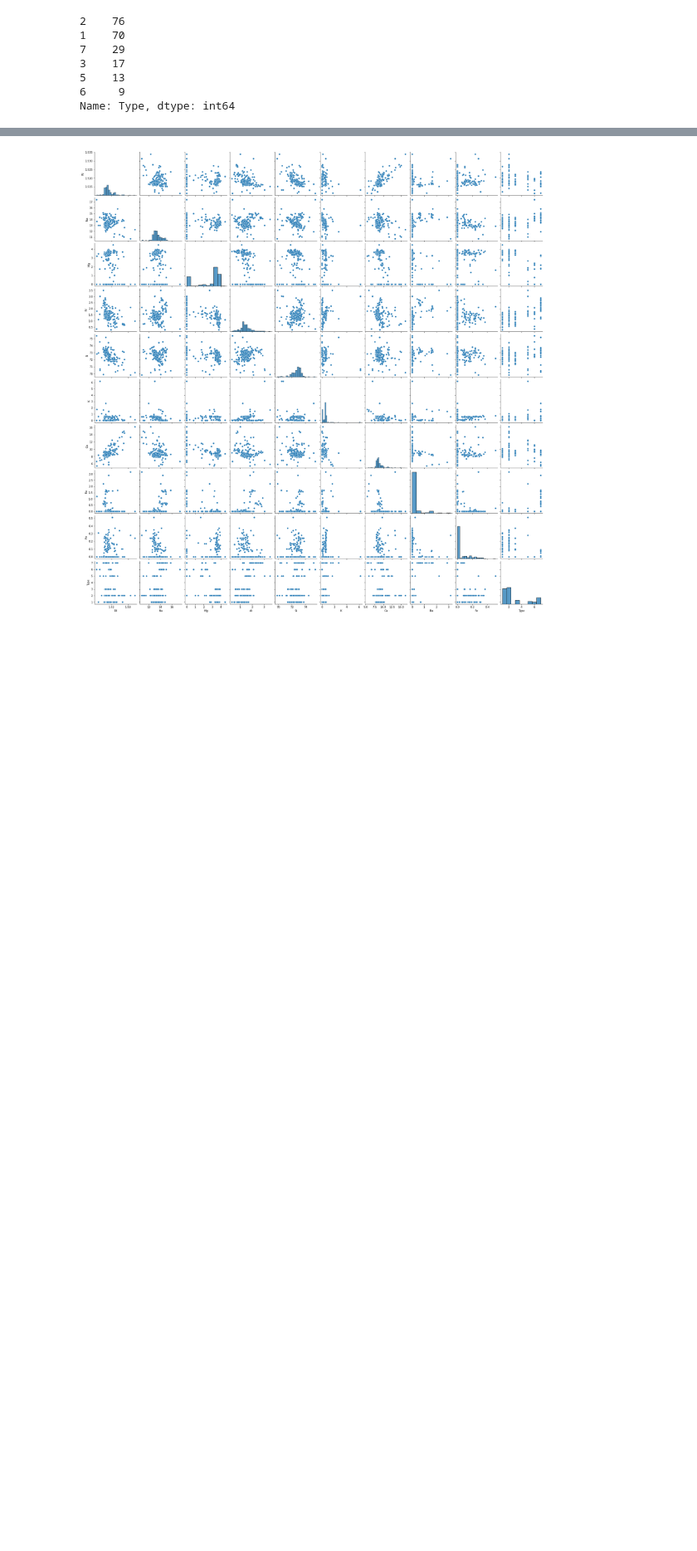
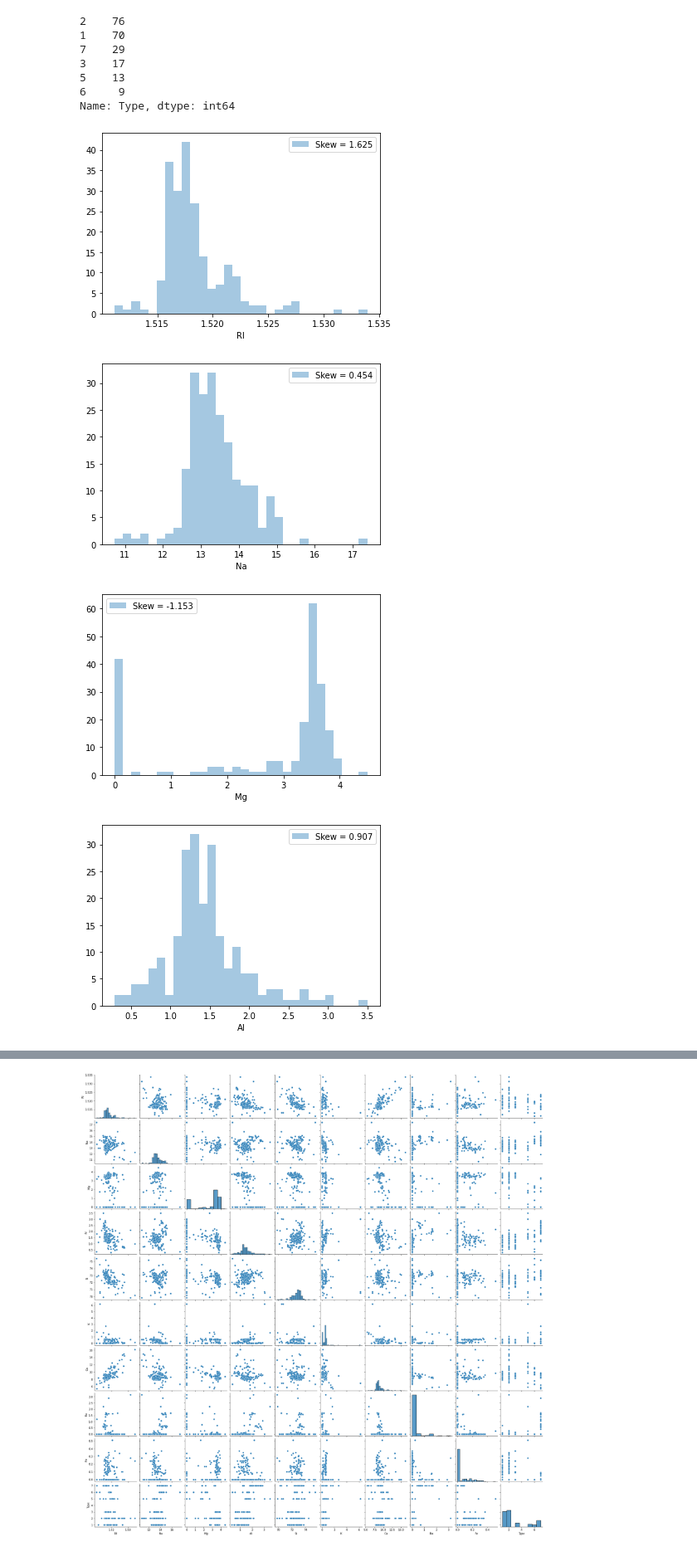
Before and after one commit to SamadSultan/12-KNN, a Jupyter notebook: glass.ipynb, the cells around one changed output, grey strips where cells are left out. Shown at 83% size. Drawn from its saved outputs; the diff is of its cells as text; code cells hidden in the pictures; blank space fills up the shorter version.

```diff
--- a/glass.ipynb
+++ b/glass.ipynb
@@ -68,3 +72,15 @@ data.Type.value_counts()
 5    13
 6     9
 Name: Type, dtype: int64
+# %%
+features = data.columns[:-1].tolist()
+for feat in features:
+    skew = data[feat].skew()
+    sns.distplot(data[feat], kde= False, label='Skew = %.3f' %(skew), bins=30)
+    plt.legend(loc='best')
+    plt.show()
+# %% [output]
+[figure, added]
+[figure, added]
+[figure, added]
+[figure, added]
```
Also changed, not shown: parts of 2 cells of this notebook, 1 other file.
